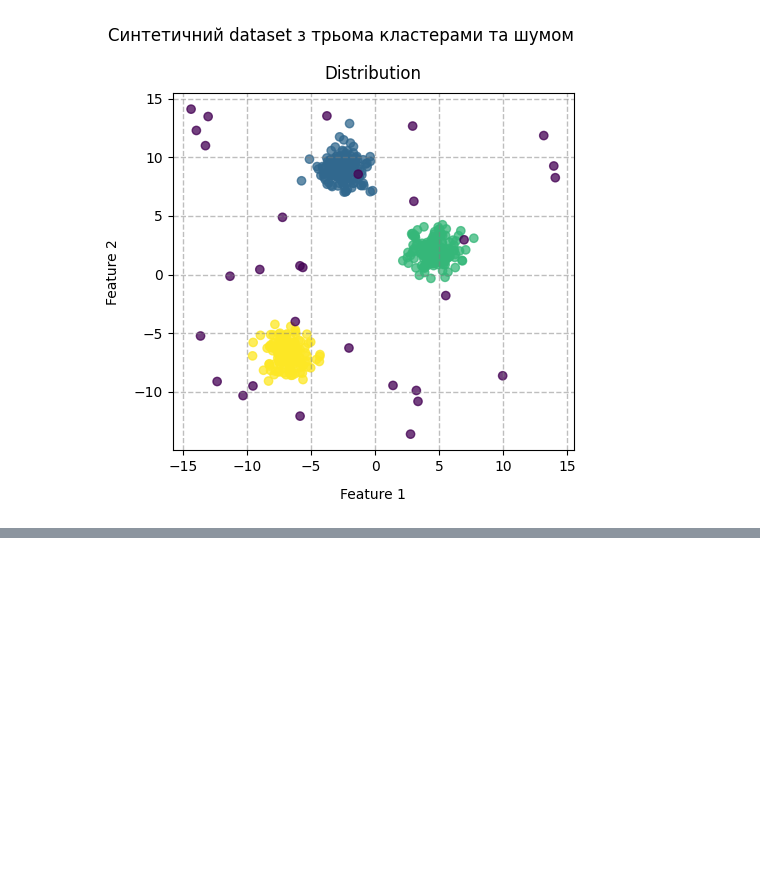
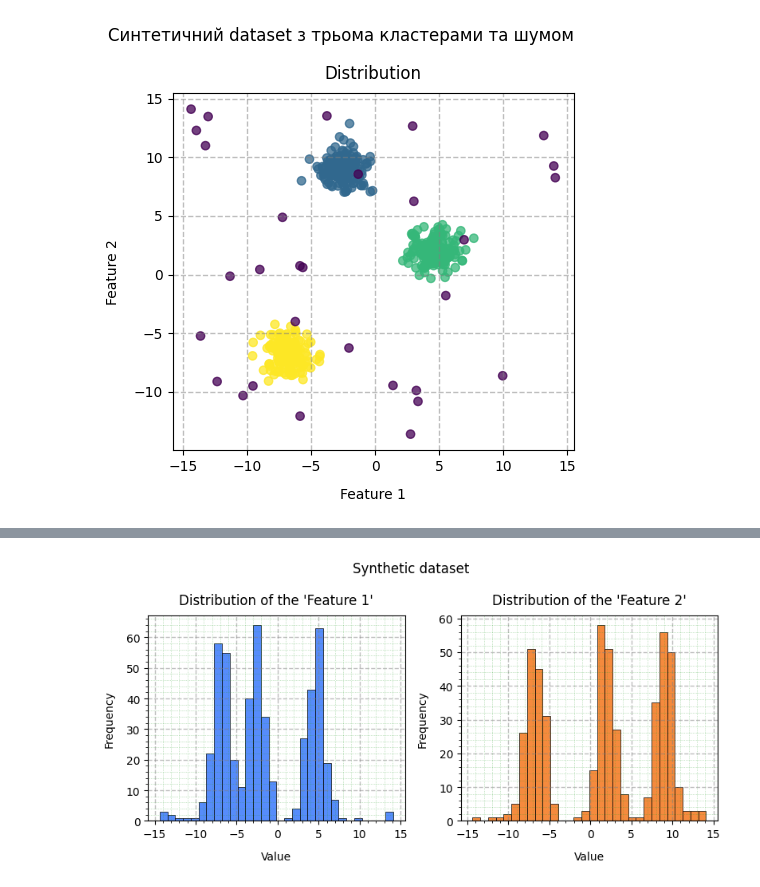
Before and after one commit to BogdanPinchuk/DataScience-PBY_HW19, a Jupyter notebook: Bohdan_Pinchuk_DS_HW19.ipynb, the cells around one changed output, grey strips where cells are left out. Drawn from its saved outputs; the diff is of its cells as text; code cells hidden in the pictures; blank space fills up the shorter version.

Commit message:
[Homework19] - added data description

```diff
--- a/Bohdan_Pinchuk_DS_HW19.ipynb
+++ b/Bohdan_Pinchuk_DS_HW19.ipynb
@@ -237,0 +309,31 @@ plt.show()
+# %%
+# Graphic results
+
+import matplotlib.pyplot as plt
+
+# Input data
+n_bins = 30
+n_columns = 2
+data_set = cluster_dataset.drop(columns=[y_col_name])
+
+# Solution
+axes = data_set.plot.hist(subplots=True, layout=(-1, n_columns), figsize=(8, 4),
+                          bins=n_bins, edgecolor="black", linewidth=0.5, sharex=False, sharey=False)
+
+for i, ax in enumerate(axes.flatten()):
+    legend_text = ax.get_legend().get_texts()[0].get_text()
+
+    ax.grid(axis='both', visible=True, which='major', ls='--', linewidth=1.0, color='tab:gray')
+    ax.minorticks_on()
+    ax.grid(axis='both', visible=True, which='minor', ls=':', linewidth=0.5, color='tab:green')
+    ax.set_title(f"Distribution of the '{legend_text}'", pad=10, loc='center', color='black')
+    ax.set_xlabel("Value", labelpad=10, loc='center', color='black')
+    ax.set_ylabel("Frequency", labelpad=10, loc='center', color='black')
+    ax.get_legend().set_visible(False)
+
+plt.suptitle(ds_name)
+
+plt.tight_layout()
+plt.show()
+# %% [output]
+[figure, added]
```
Also changed, not shown: parts of 4 cells of this notebook.
